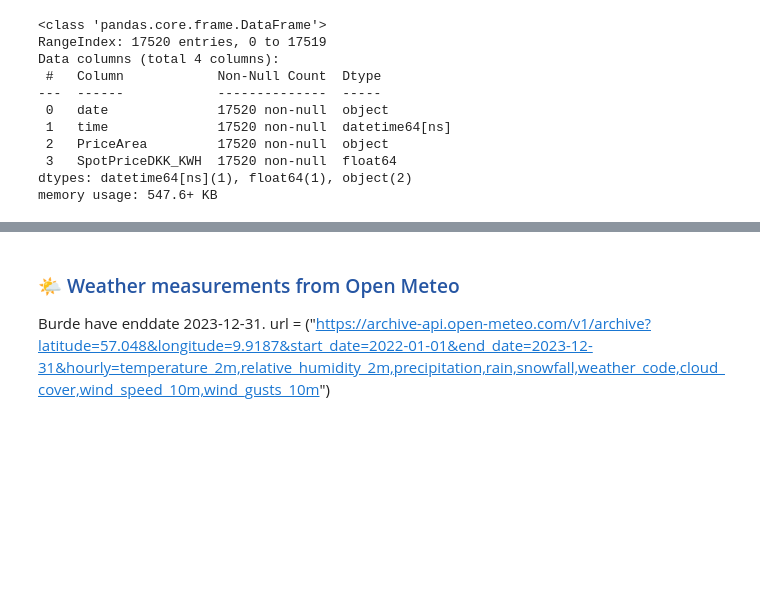
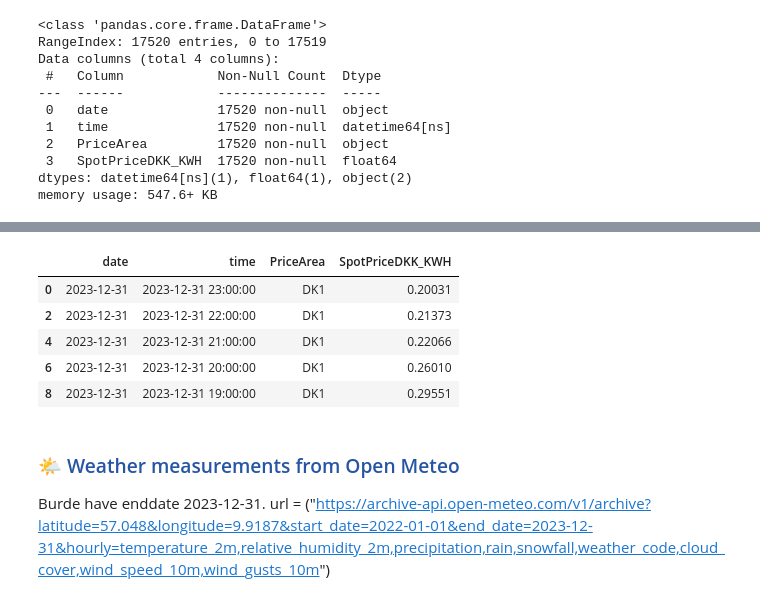
Before and after one commit to Camillahannesbo/BDS_MLOPs_Assignment, a Jupyter notebook: notebooks/1_feature_backfill.ipynb, the cells around one changed output, grey strips where cells are left out. Drawn from its saved outputs; the diff is of its cells as text; code cells hidden in the pictures; blank space fills up the shorter version.

```diff
--- a/notebooks/1_feature_backfill.ipynb
+++ b/notebooks/1_feature_backfill.ipynb
@@ -101,3 +113,15 @@ memory usage: 547.6+ KB
+# %%
+# Fetching historical electricity prices data
+electricity = electricity_prices.fetch_electricity_prices(historical=True, start='2022-01-01', end='2023-12-31')
+electricity = electricity[(electricity['PriceArea'] == "DK1")]
+electricity.head()
+# %% [output]
+|  | date | time | PriceArea | SpotPriceDKK_KWH |
+| 0 | 2023-12-31 | 2023-12-31 23:00:00 | DK1 | 0.20031 |
+| 2 | 2023-12-31 | 2023-12-31 22:00:00 | DK1 | 0.21373 |
+| 4 | 2023-12-31 | 2023-12-31 21:00:00 | DK1 | 0.22066 |
+| 6 | 2023-12-31 | 2023-12-31 20:00:00 | DK1 | 0.26010 |
+| 8 | 2023-12-31 | 2023-12-31 19:00:00 | DK1 | 0.29551 |
 # %% [markdown]
 ### <span style="color:#2656a3;"> 🌤 Weather measurements from Open Meteo
 
```
Also changed, not shown: parts of 12 cells of this notebook, 4 other files.
